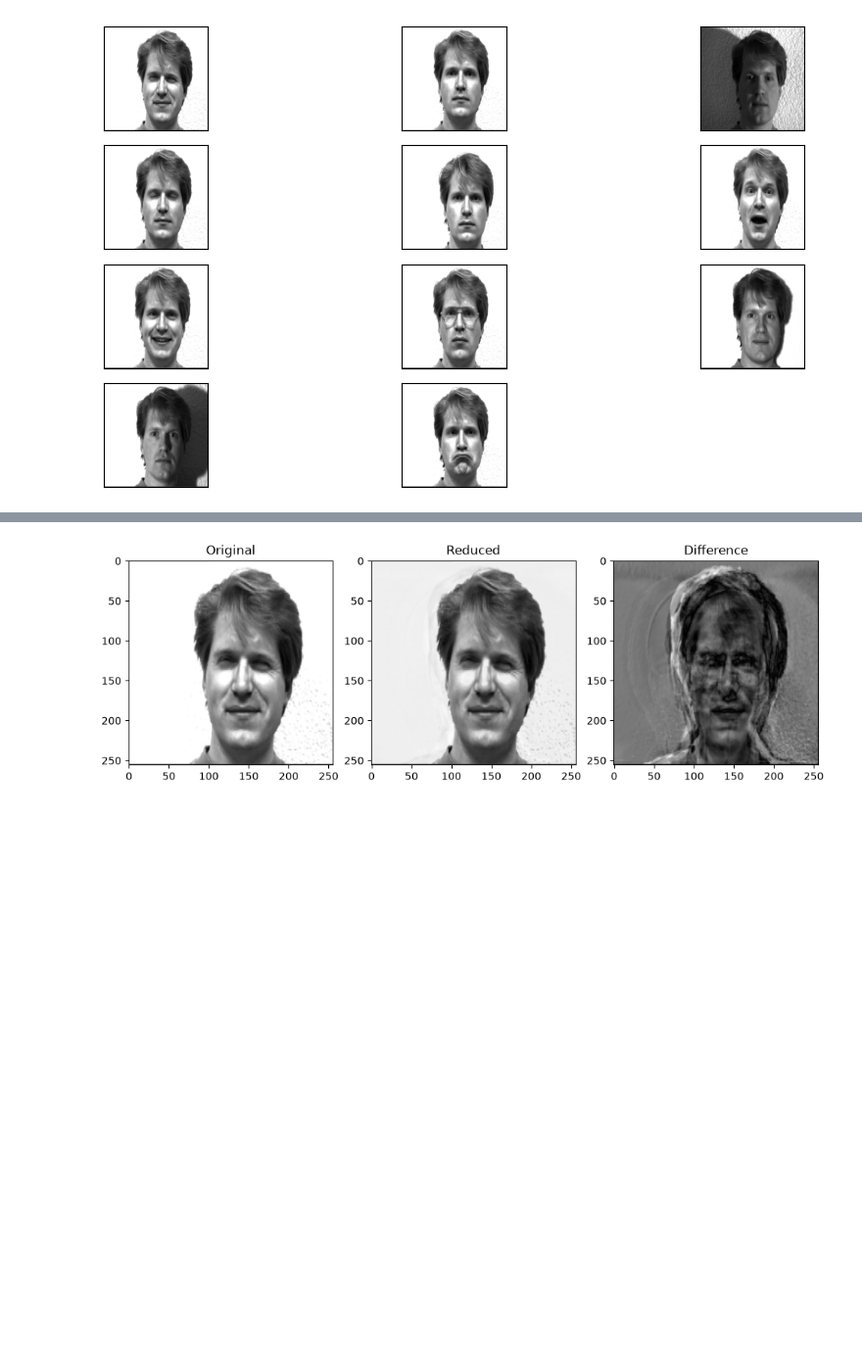
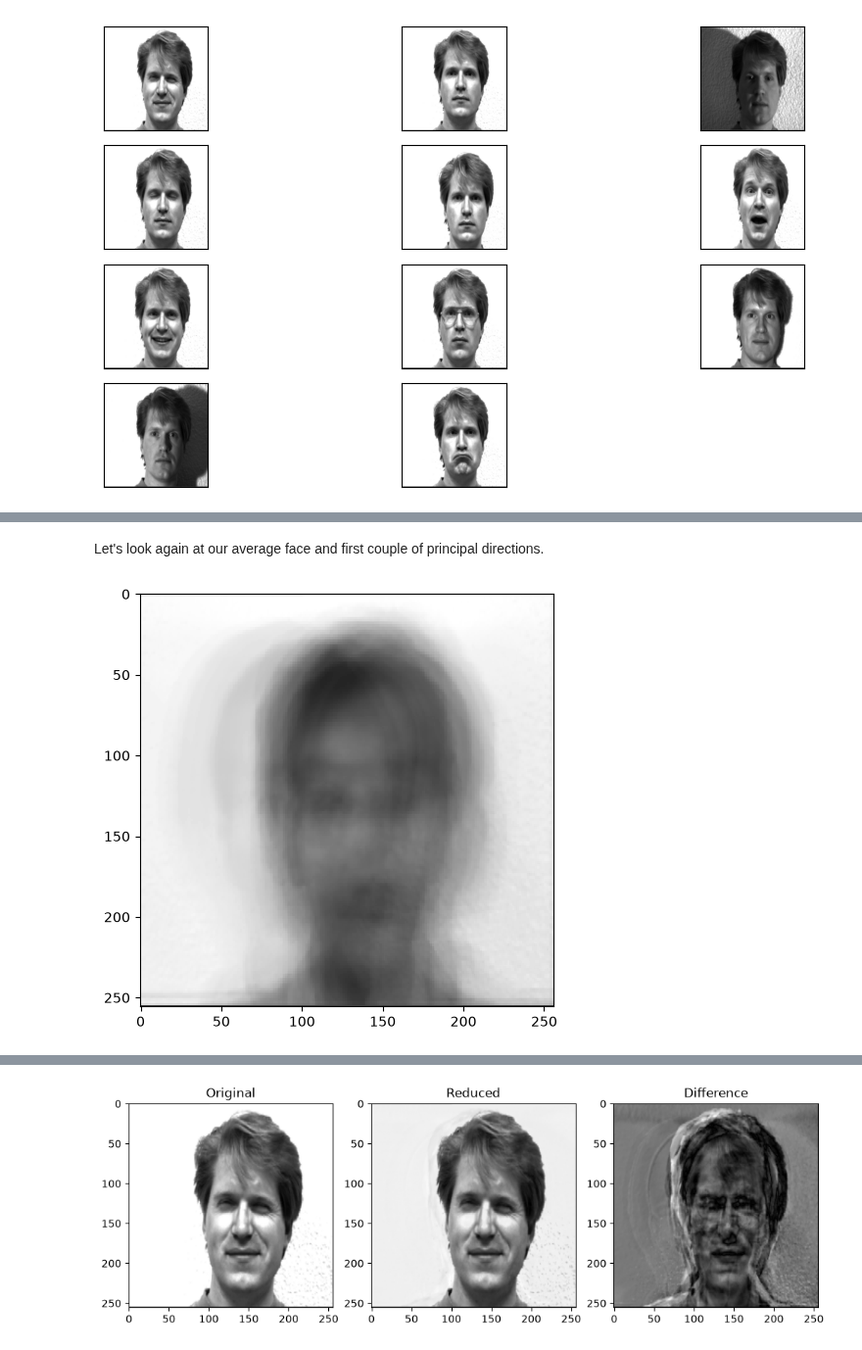
Before and after one commit to aadib2/Math_540_Fall_2026, a Jupyter notebook: Lecture_Notes_and_Code/Unsupervised_Learning/Applications_of_the_SVD_and_Cluster_Analysis.ipynb, the cells around one changed output, grey strips where cells are left out. Shown at 98% size. Saved outputs shown, nothing was run; the diff lists cells and outputs as text; code cells hidden in the pictures; blank space fills up the shorter version.

```diff
--- a/Lecture_Notes_and_Code/Unsupervised_Learning/Applications_of_the_SVD_and_Cluster_Analysis.ipynb
+++ b/Lecture_Notes_and_Code/Unsupervised_Learning/Applications_of_the_SVD_and_Cluster_Analysis.ipynb
@@ -241,0 +262,6 @@ Number of Selected Modes is: 109
+# %% [markdown]
+Let's look again at our average face and first couple of principal directions.
+# %%
+io.imshow(avg_train[:,0].reshape(row, col), cmap='gray');
+# %% [output]
+[figure, added]
```
Also changed, not shown: parts of 12 cells of this notebook, 1 other file.
